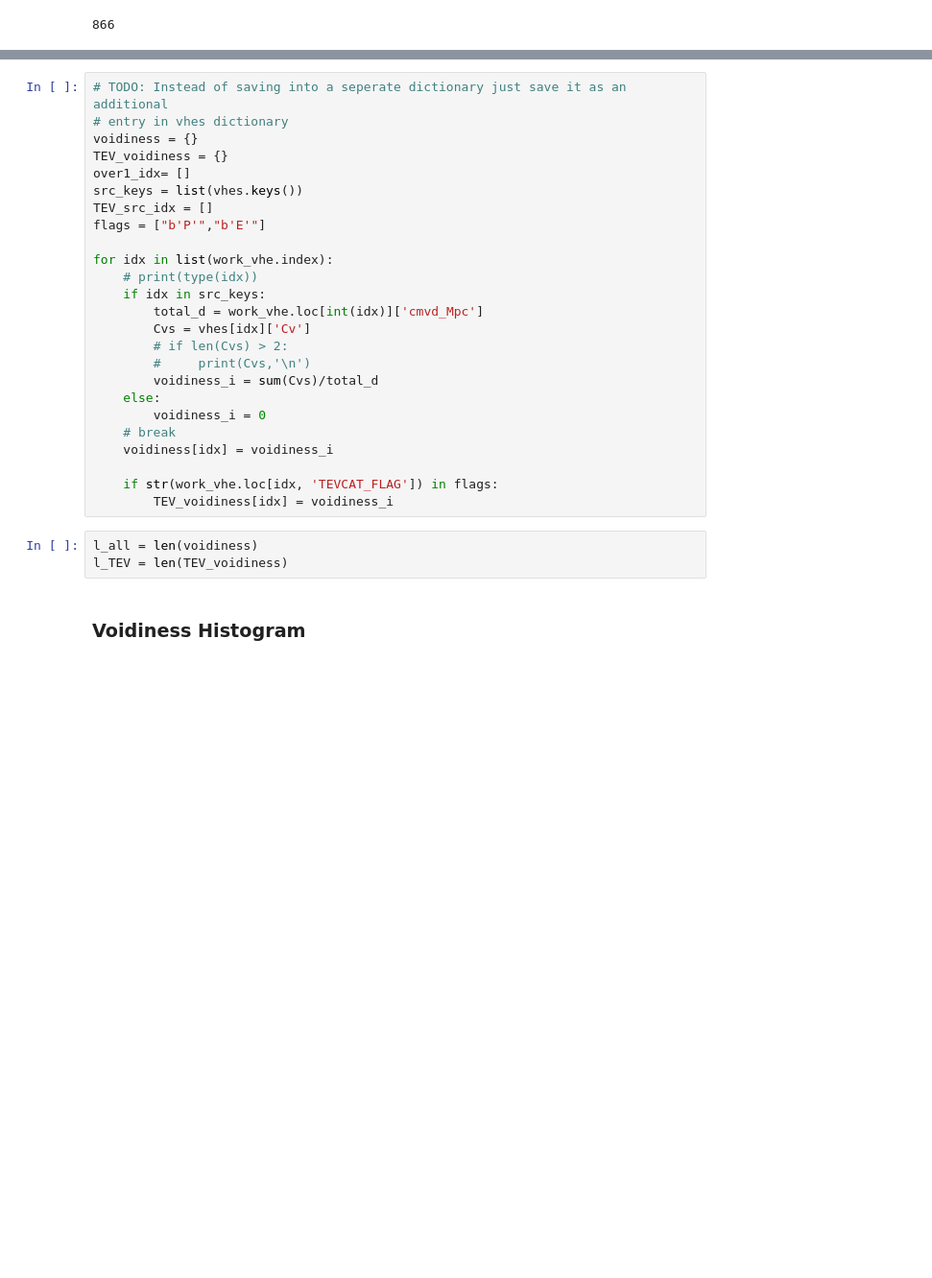
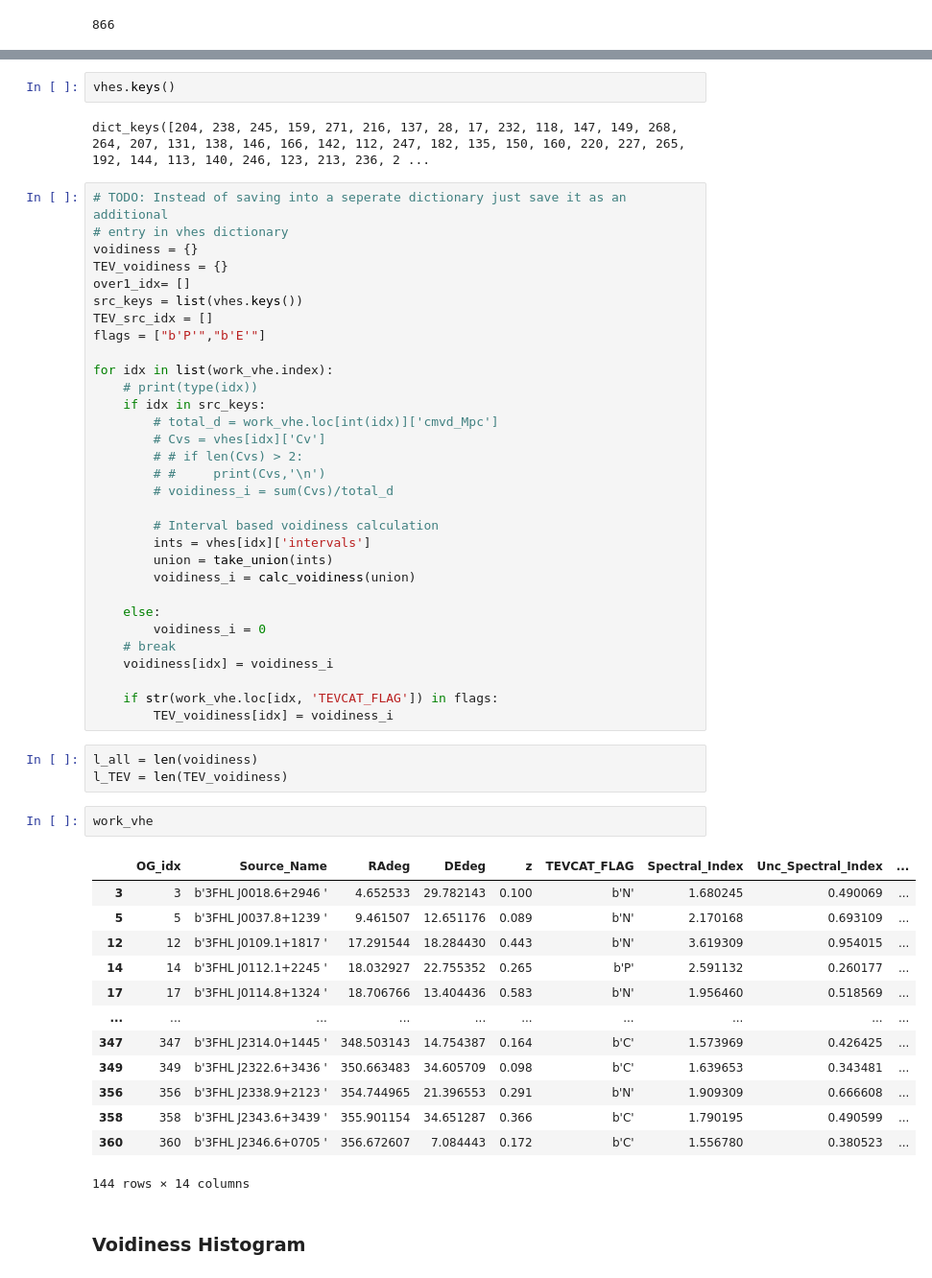
Before and after one commit to Cranberry-Juice/GRS-V, a Jupyter notebook: analysis.ipynb, the cells around one changed output, grey strips where cells are left out. Shown at 96% size. Drawn from its saved outputs; the diff is of its cells as text; blank space fills up the shorter version.

```diff
--- a/analysis.ipynb
+++ b/analysis.ipynb
@@ -946,3 +1185,7 @@ vhes
+# %%
+vhes.keys()
+# %% [output]
+dict_keys([204, 238, 245, 159, 271, 216, 137, 28, 17, 232, 118, 147, 149, 268, 264, 207, 131, 138, 146, 166, 142, 112, 247, 182, 135, 150, 160, 220, 227, 265, 192, 144, 113, 140, 246, 123, 213, 236, 2 ...
 # %%
 # TODO: Instead of saving into a seperate dictionary just save it as an additional
 # entry in vhes dictionary
@@ -956,11 +1199,17 @@ flags = ["b'P'","b'E'"]
 for idx in list(work_vhe.index):
     # print(type(idx))
     if idx in src_keys:
-        total_d = work_vhe.loc[int(idx)]['cmvd_Mpc']
-        Cvs = vhes[idx]['Cv']
-        # if len(Cvs) > 2:
-        #     print(Cvs,'\n')
-        voidiness_i = sum(Cvs)/total_d
+        # total_d = work_vhe.loc[int(idx)]['cmvd_Mpc']
+        # Cvs = vhes[idx]['Cv']
+        # # if len(Cvs) > 2:
+        # #     print(Cvs,'\n')
+        # voidiness_i = sum(Cvs)/total_d
+
+        # Interval based voidiness calculation
+        ints = vhes[idx]['intervals']
+        union = take_union(ints)
+        voidiness_i = calc_voidiness(union)
+
     else:
         voidiness_i = 0
     # break
@@ -971,6 +1220,22 @@ for idx in list(work_vhe.index):
 # %%
 l_all = len(voidiness)
 l_TEV = len(TEV_voidiness)
+# %%
+work_vhe
+# %% [output]
+|  | OG_idx | Source_Name | RAdeg | DEdeg | z | TEVCAT_FLAG | Spectral_Index | Unc_Spectral_Index | ... |
+| 3 | 3 | b'3FHL J0018.6+2946 ' | 4.652533 | 29.782143 | 0.100 | b'N' | 1.680245 | 0.490069 | ... |
+| 5 | 5 | b'3FHL J0037.8+1239 ' | 9.461507 | 12.651176 | 0.089 | b'N' | 2.170168 | 0.693109 | ... |
+| 12 | 12 | b'3FHL J0109.1+1817 ' | 17.291544 | 18.284430 | 0.443 | b'N' | 3.619309 | 0.954015 | ... |
+| 14 | 14 | b'3FHL J0112.1+2245 ' | 18.032927 | 22.755352 | 0.265 | b'P' | 2.591132 | 0.260177 | ... |
+| 17 | 17 | b'3FHL J0114.8+1324 ' | 18.706766 | 13.404436 | 0.583 | b'N' | 1.956460 | 0.518569 | ... |
+| ... | ... | ... | ... | ... | ... | ... | ... | ... | ... |
+| 347 | 347 | b'3FHL J2314.0+1445 ' | 348.503143 | 14.754387 | 0.164 | b'C' | 1.573969 | 0.426425 | ... |
+| 349 | 349 | b'3FHL J2322.6+3436 ' | 350.663483 | 34.605709 | 0.098 | b'C' | 1.639653 | 0.343481 | ... |
+| 356 | 356 | b'3FHL J2338.9+2123 ' | 354.744965 | 21.396553 | 0.291 | b'N' | 1.909309 | 0.666608 | ... |
+| 358 | 358 | b'3FHL J2343.6+3439 ' | 355.901154 | 34.651287 | 0.366 | b'C' | 1.790195 | 0.490599 | ... |
+| 360 | 360 | b'3FHL J2346.6+0705 ' | 356.672607 | 7.084443 | 0.172 | b'C' | 1.556780 | 0.380523 | ... |
+144 rows × 14 columns
 # %% [markdown]
 ### Voidiness Histogram
 # %%
```
Also changed, not shown: parts of 37 cells of this notebook, 19 other files.
